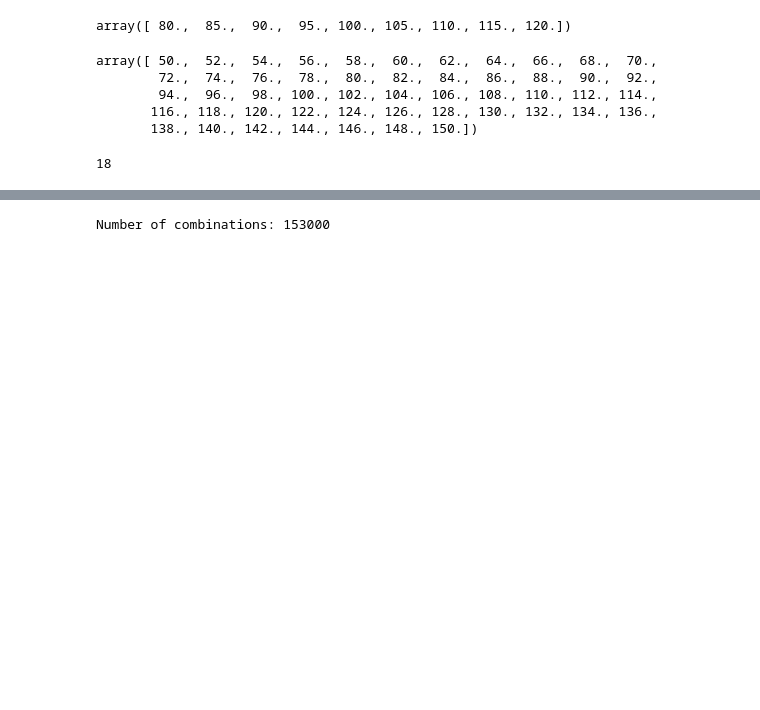
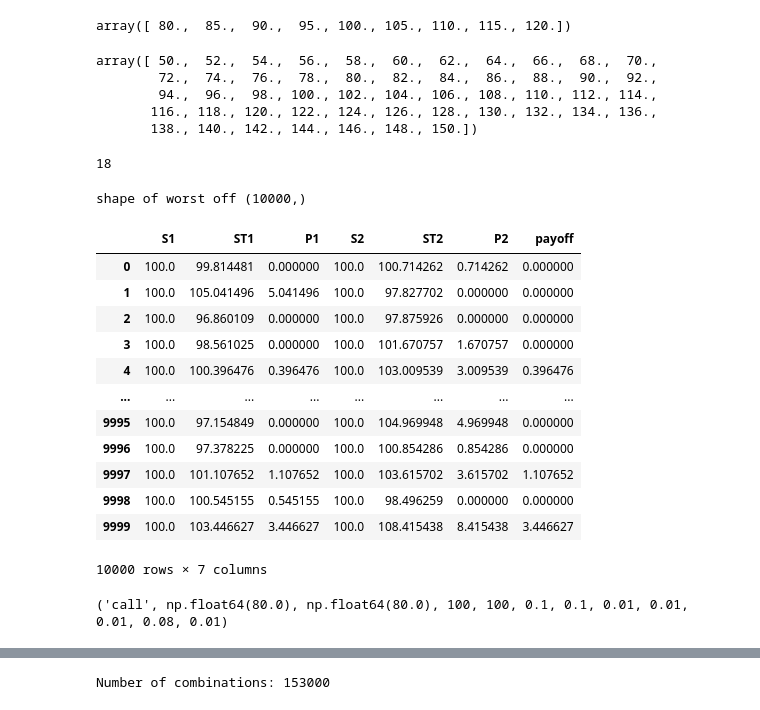
Before and after one commit to arabporr/DSC, a Jupyter notebook: notebooks/00_testing_and_sketch.ipynb, the cells around one changed output, grey strips where cells are left out. Cells and saved outputs as stored; diff of their text form; code cells hidden in the pictures; blank space fills up the shorter version.

```diff
--- a/notebooks/00_testing_and_sketch.ipynb
+++ b/notebooks/00_testing_and_sketch.ipynb
@@ -46,3 +108,36 @@ q_values=[0.0, 0.01, 0.02, 0.03, 0.04, 0.05]
+# %%
+price , res = mc_price_worst_off(
+    "call",
+    np.float64(100.0),
+    np.float64(100.0),
+    100,
+    100,
+    0.1,
+    0.1,
+    0.01,
+    0.01,
+    0.01,
+    0.08,
+    0.01,
+)
+# %% [output]
+shape of worst off (10000,)
+# %%
+res
+# %% [output]
+|  | S1 | ST1 | P1 | S2 | ST2 | P2 | payoff |
+| 0 | 100.0 | 99.814481 | 0.000000 | 100.0 | 100.714262 | 0.714262 | 0.000000 |
+| 1 | 100.0 | 105.041496 | 5.041496 | 100.0 | 97.827702 | 0.000000 | 0.000000 |
+| 2 | 100.0 | 96.860109 | 0.000000 | 100.0 | 97.875926 | 0.000000 | 0.000000 |
+| 3 | 100.0 | 98.561025 | 0.000000 | 100.0 | 101.670757 | 1.670757 | 0.000000 |
+| 4 | 100.0 | 100.396476 | 0.396476 | 100.0 | 103.009539 | 3.009539 | 0.396476 |
+| ... | ... | ... | ... | ... | ... | ... | ... |
+| 9995 | 100.0 | 97.154849 | 0.000000 | 100.0 | 104.969948 | 4.969948 | 0.000000 |
+| 9996 | 100.0 | 97.378225 | 0.000000 | 100.0 | 100.854286 | 0.854286 | 0.000000 |
+| 9997 | 100.0 | 101.107652 | 1.107652 | 100.0 | 103.615702 | 3.615702 | 1.107652 |
+| 9998 | 100.0 | 100.545155 | 0.545155 | 100.0 | 98.496259 | 0.000000 | 0.000000 |
+| 9999 | 100.0 | 103.446627 | 3.446627 | 100.0 | 108.415438 | 8.415438 | 3.446627 |
+10000 rows × 7 columns
 # %%
 Option_types=["call", "put"]
 S1_values=list(np.linspace(80, 120, 8 + 1))
@@ -59,3 +154,22 @@ r_values=[0.01, 0.025, 0.05, 0.075, 0.1]
+# %%
+for _ in product(
+        Option_types,
+        S1_values,
+        S2_values,
+        K1_values,
+        K2_values,
+        sigma1_values,
+        sigma2_values,
+        q1_values,
+        q2_values,
+        corr_values,
+        T_values,
+        r_values,
+    ):
+    print(_)
+    break
+# %% [output]
+('call', np.float64(80.0), np.float64(80.0), 100, 100, 0.1, 0.1, 0.01, 0.01, 0.01, 0.08, 0.01)
 # %%
 n = sum(
     1
```
Also changed, not shown: parts of 6 cells of this notebook, 4 other files.
